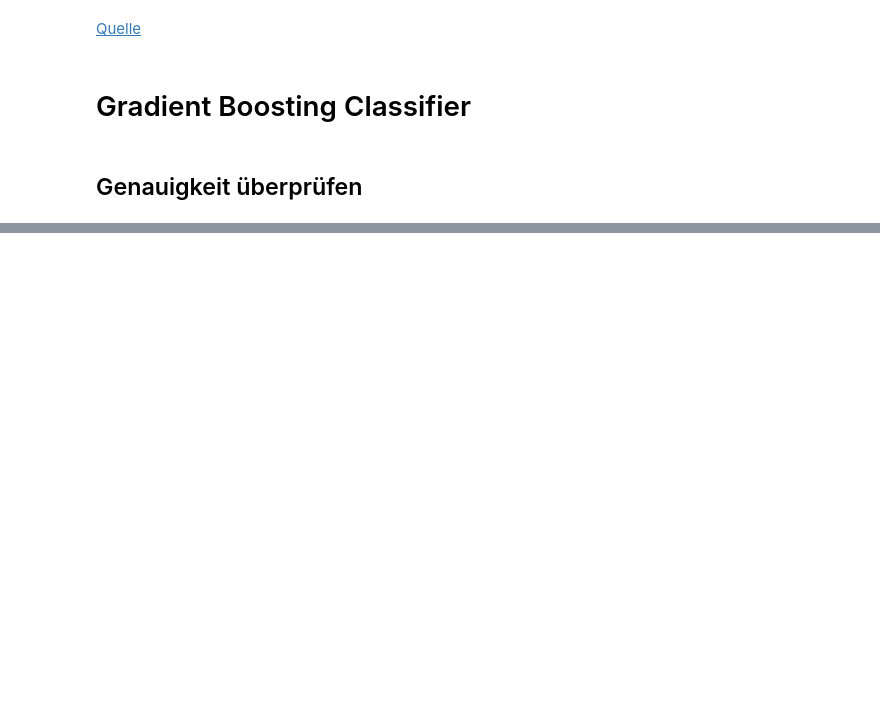
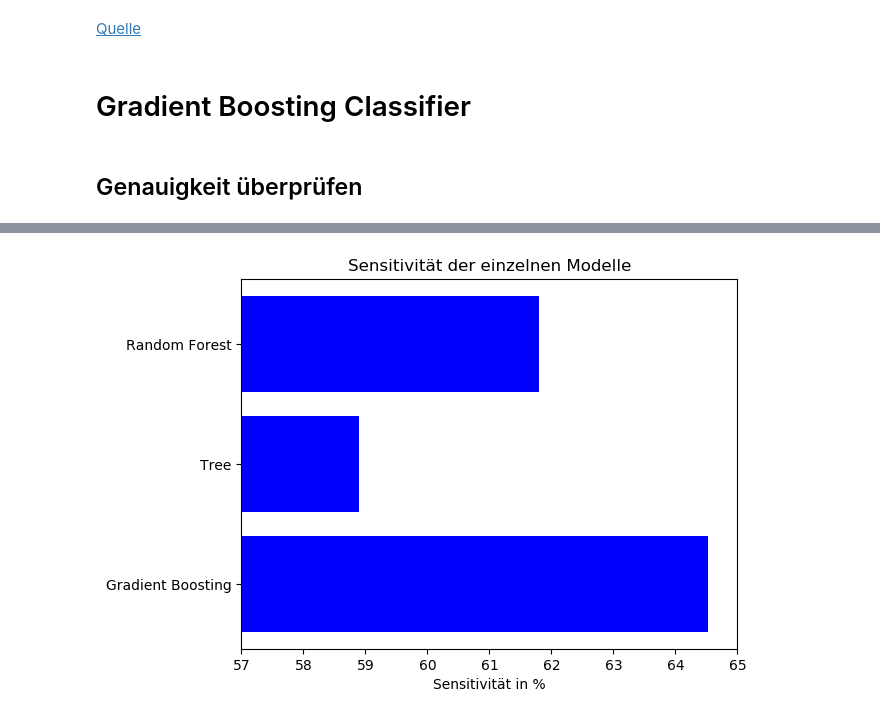
Before and after one commit to MarcZeger/MachineLearning, a Jupyter notebook: Notebook.ipynb, the cells around one changed output, grey strips where cells are left out. Cells and saved outputs as stored; diff of their text form; code cells hidden in the pictures; blank space fills up the shorter version.

```diff
--- a/Notebook.ipynb
+++ b/Notebook.ipynb
@@ -357,0 +420,22 @@ F1 Score: 62.44%
+# %%
+# Sensitivität vergleichen
+plt.rcdefaults()
+fig, ax = plt.subplots()
+
+# Example data
+modelle = ('Random Forest', 'Tree', 'Gradient Boosting')
+y_pos = np.arange(len(modelle))
+recall = (rf_values['recall'], tree_values['recall'], gb_values['recall'])
+
+ax.barh(y_pos, recall, align='center', color='blue')
+ax.set_yticks(y_pos)
+ax.set_yticklabels(modelle)
+ax.invert_yaxis()  # labels read top-to-bottom
+ax.set_xlabel('Sensitivität in %')
+ax.set_title('Sensitivität der einzelnen Modelle')
+ax.set_xlim([57, 65])
+
+
+plt.show()
+# %% [output]
+[figure, added]
```
Also changed, not shown: parts of 11 cells of this notebook.
